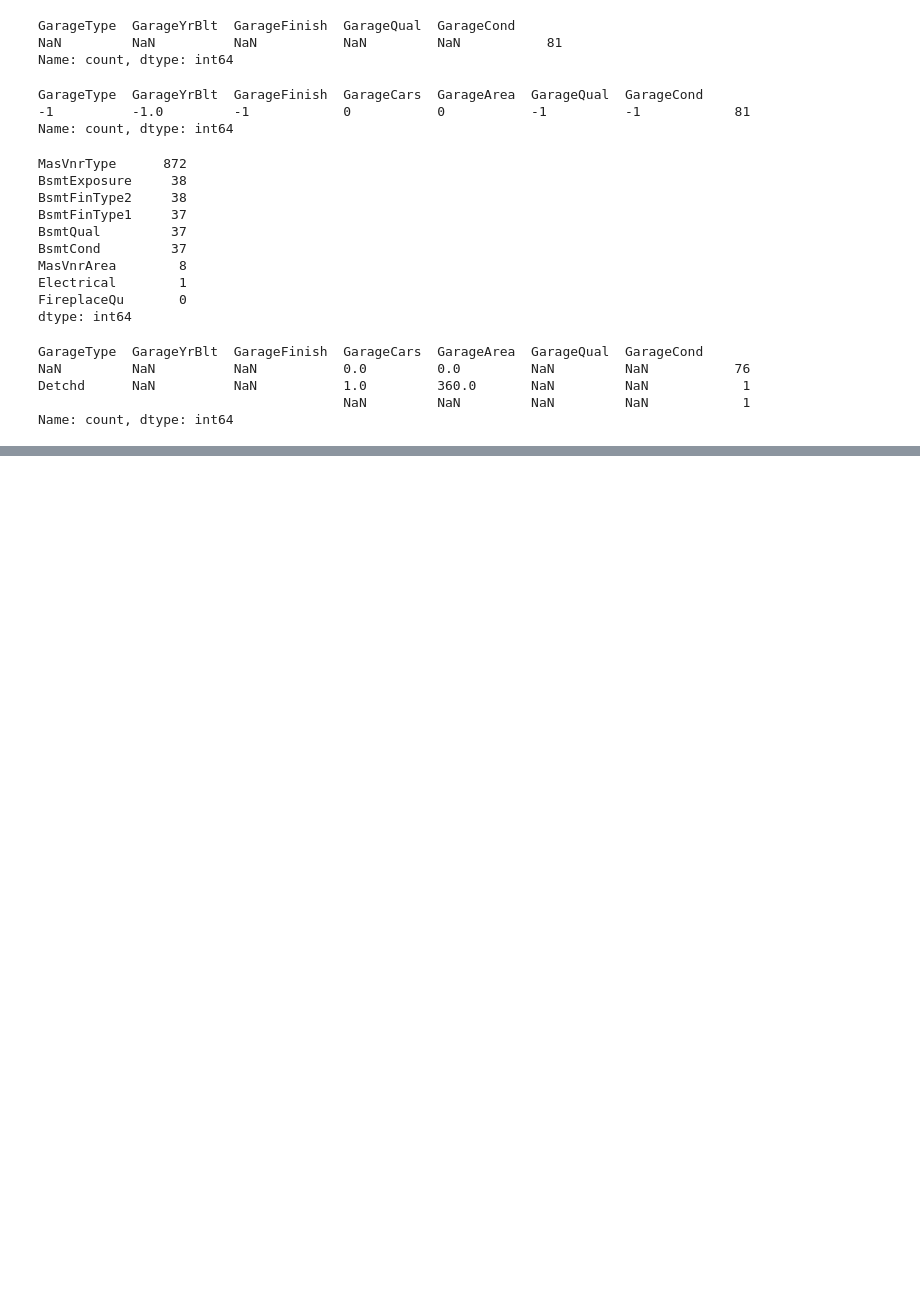
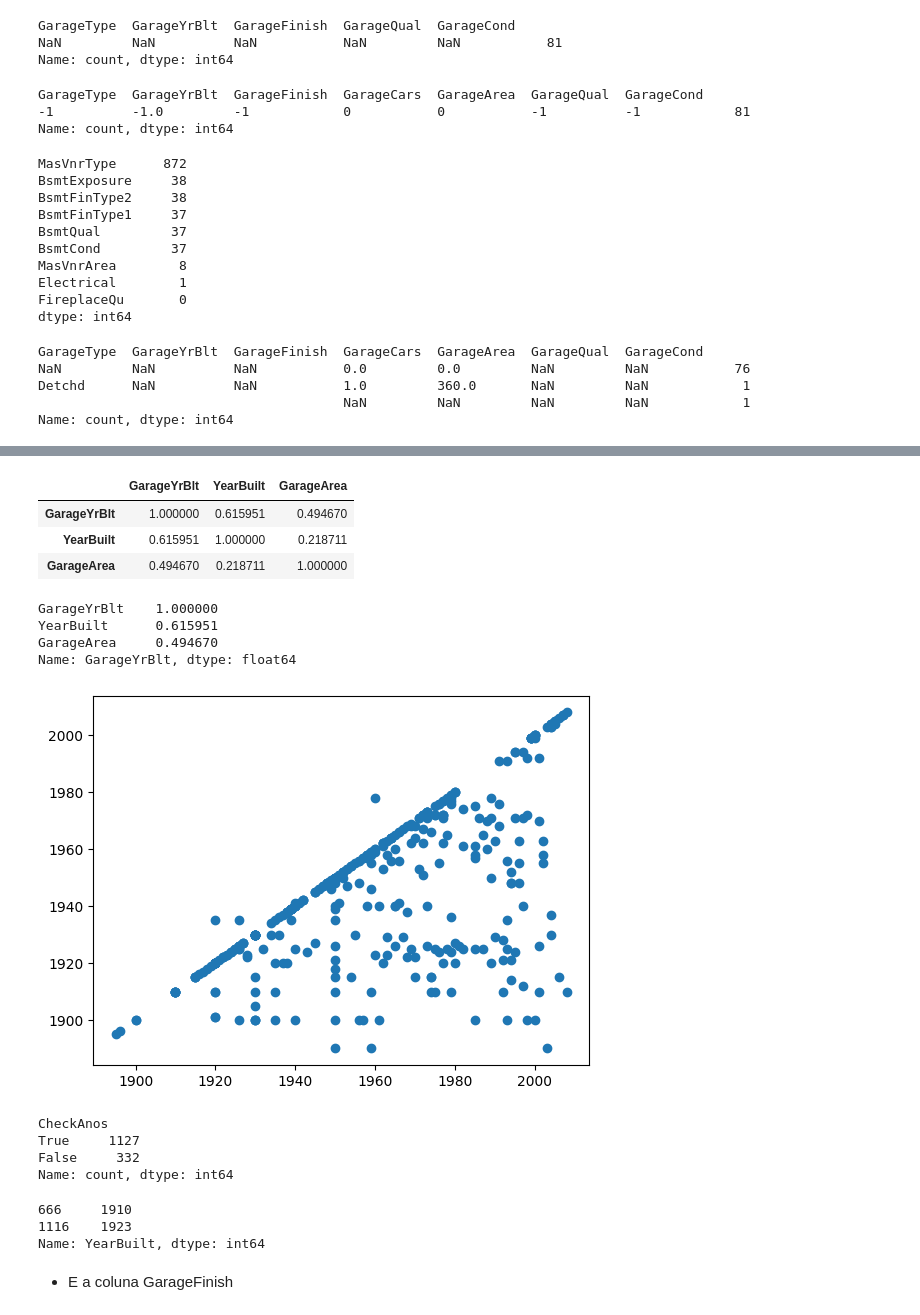
Before and after one commit to BraulioHermanson/Projeto_Housing_Avancado, a Jupyter notebook: Kagle_housing_limpeza.ipynb, the cells around one changed output, grey strips where cells are left out. Drawn from its saved outputs; the diff is of its cells as text; code cells hidden in the pictures; blank space fills up the shorter version.

```diff
--- a/Kagle_housing_limpeza.ipynb
+++ b/Kagle_housing_limpeza.ipynb
@@ -256,0 +289,2 @@ Name: count, dtype: int64
+# %%
+teste2 = teste.loc[(teste.GarageType == 'Detchd') & (teste.GarageYrBlt != -1)]
@@ -256,0 +311,33 @@ Name: count, dtype: int64
+# %%
+teste2[["GarageYrBlt","YearBuilt","GarageArea"]].corr()
+# %% [output]
+|  | GarageYrBlt | YearBuilt | GarageArea |
+| GarageYrBlt | 1.000000 | 0.615951 | 0.494670 |
+| YearBuilt | 0.615951 | 1.000000 | 0.218711 |
+| GarageArea | 0.494670 | 0.218711 | 1.000000 |
+# %%
+# Vamos verificar os valores quando GarageType == "Detchd"
+teste2[["GarageYrBlt","YearBuilt","GarageArea"]].corr()['GarageYrBlt'].sort_values(ascending=False).head(3)
+# %% [output]
+GarageYrBlt    1.000000
+YearBuilt      0.615951
+GarageArea     0.494670
+Name: GarageYrBlt, dtype: float64
+# %%
+# Visualizando essa correlação
+fig, ax = plt.subplots()
+
+ax.scatter(teste2.GarageYrBlt,teste2.YearBuilt)
+
+plt.show()
+# %% [output]
+[figure, added]
+# %%
+# Verificando a nova coluna
+teste['CheckAnos'] = teste.GarageYrBlt == teste.YearBuilt
+teste.CheckAnos.value_counts()
+# %% [output]
+CheckAnos
+True     1127
+False     332
+Name: count, dtype: int64
@@ -256,0 +347,7 @@ Name: count, dtype: int64
+# %%
+# Verificando os valores de construção da casa
+teste.loc[teste.GarageCond.isnull(),'YearBuilt']
+# %% [output]
+666     1910
+1116    1923
+Name: YearBuilt, dtype: int64
@@ -256,0 +357,2 @@ Name: count, dtype: int64
+# %% [markdown]
+- E a coluna GarageFinish
```
Also changed, not shown: parts of 25 cells of this notebook.
